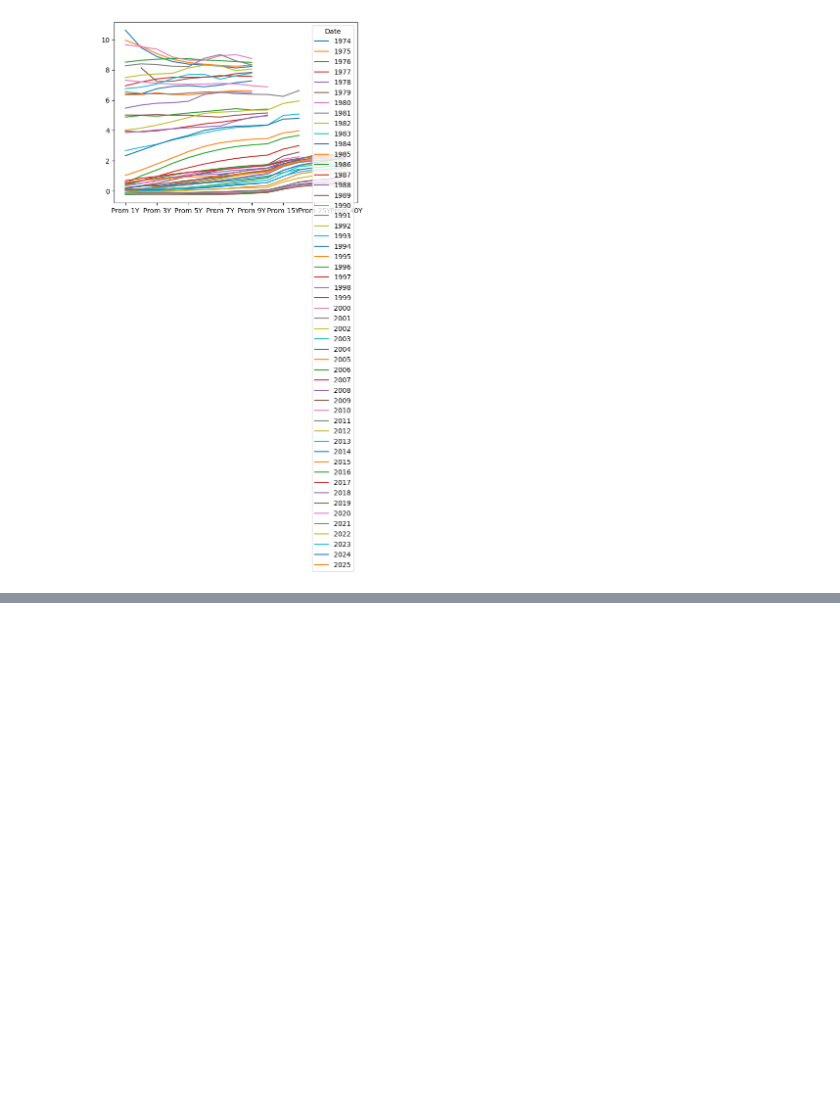
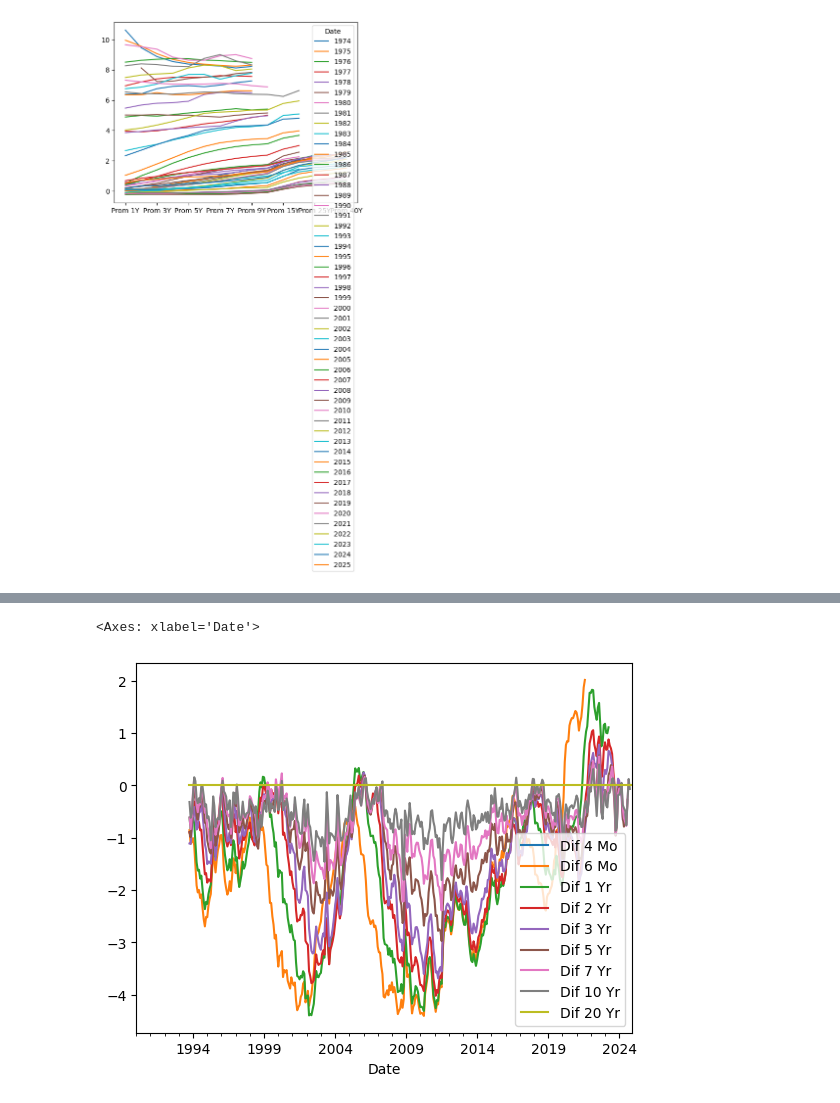
Before and after one commit to aim-tello/finanzas-tiempo-discreto-tarea-1, a Jupyter notebook: tarea1.ipynb, the cells around one changed output, grey strips where cells are left out. Drawn from its saved outputs; the diff is of its cells as text; code cells hidden in the pictures; blank space fills up the shorter version.

```diff
--- a/tarea1.ipynb
+++ b/tarea1.ipynb
@@ -145,0 +246,21 @@ prom_tasas_anual_jp.transpose().plot()
+# %%
+diferencias = pd.DataFrame()
+diferencias['Dif 2 Mo'] = pd.to_numeric(prom_tasas_mensual_us['Prom 2 Mo'],'coerce')
+diferencias['Dif 3 Mo'] = pd.to_numeric(prom_tasas_mensual_us['Prom 3 Mo'],'coerce')
+diferencias['Dif 4 Mo'] = pd.to_numeric(prom_tasas_mensual_us['Prom 4 Mo'],'coerce')
+diferencias['Dif 6 Mo'] = pd.to_numeric(prom_tasas_mensual_us['Prom 6 Mo'],'coerce')
+diferencias['Dif 1 Yr'] = pd.to_numeric(prom_tasas_mensual_us['Prom 1 Yr'],'coerce')
+diferencias['Dif 2 Yr'] = pd.to_numeric(prom_tasas_mensual_us['Prom 2 Yr'],'coerce')
+diferencias['Dif 3 Yr'] = pd.to_numeric(prom_tasas_mensual_us['Prom 3 Yr'],'coerce')
+diferencias['Dif 5 Yr'] = pd.to_numeric(prom_tasas_mensual_us['Prom 5 Yr'],'coerce')
+diferencias['Dif 7 Yr'] = pd.to_numeric(prom_tasas_mensual_us['Prom 7 Yr'],'coerce')
+diferencias['Dif 10 Yr'] = pd.to_numeric(prom_tasas_mensual_us['Prom 10 Yr'],'coerce')
+diferencias['Dif 20 Yr'] = pd.to_numeric(prom_tasas_mensual_us['Prom 20 Yr'],'coerce')
+
+diferencias = diferencias.iloc[:,2:].sub(diferencias['Dif 20 Yr'],axis=0)
+diferencias['Date'] = prom_tasas_mensual_us['Date']
+diferencias.set_index('Date')
+diferencias.plot(x='Date')
+# %% [output]
+<Axes: xlabel='Date'>
+[figure, added]
```
Also changed, not shown: parts of 5 cells of this notebook, 8 other files.
